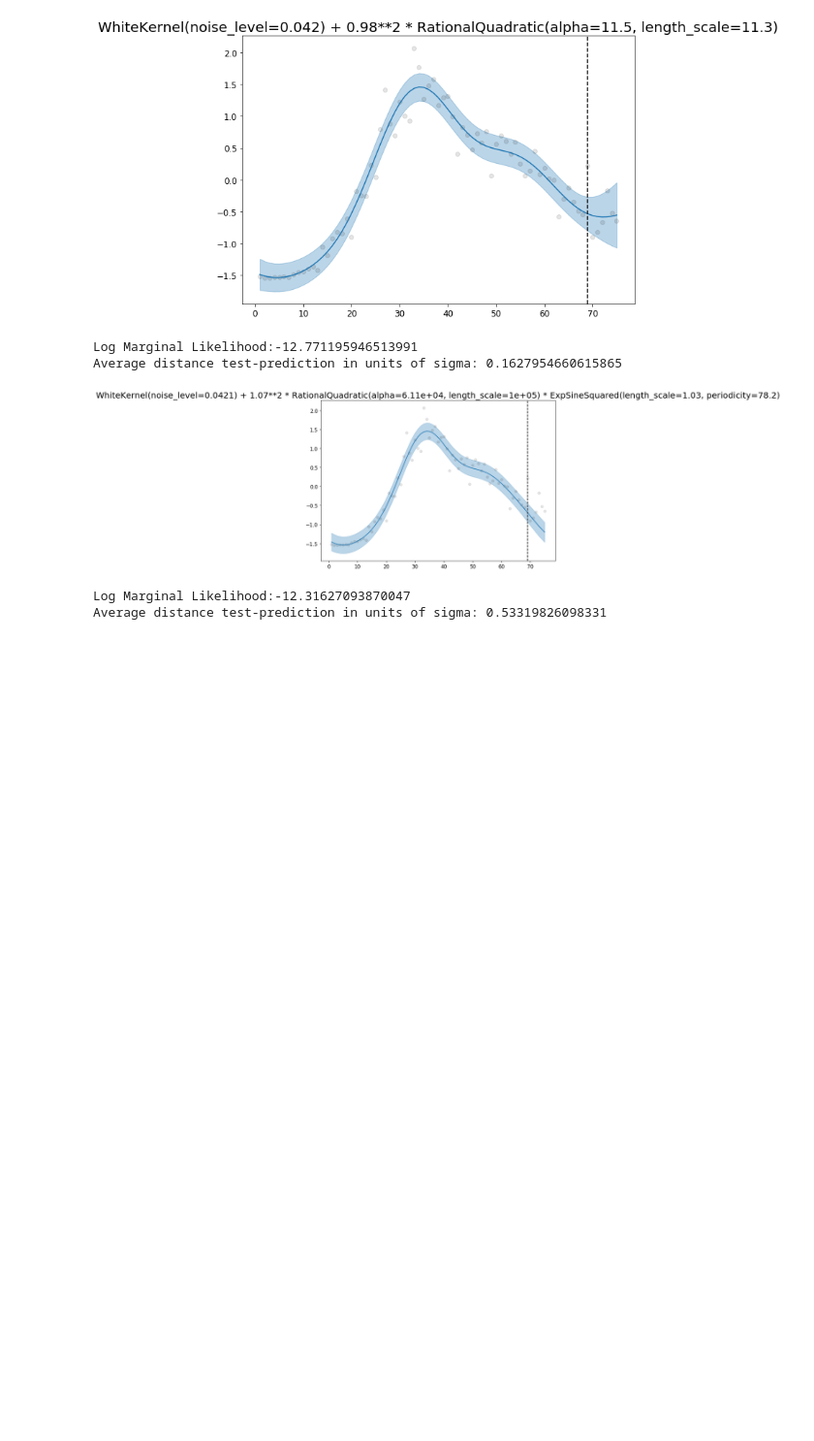
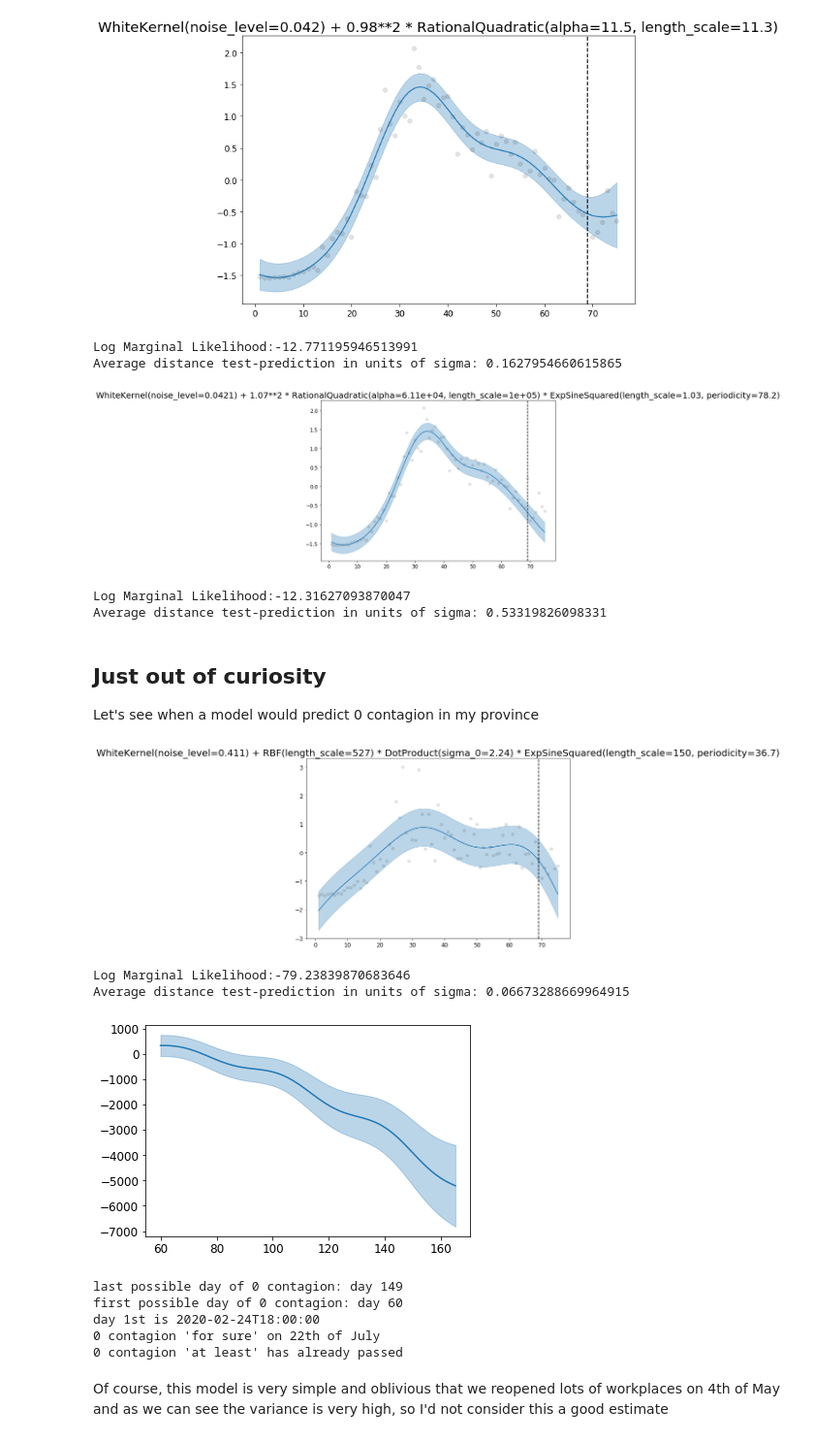
Before and after one commit to samadio/statistical-machine-learning, a Jupyter notebook: homeworks/homework_05.ipynb, the cells around one changed output. Shown: that part at 97% size. Saved outputs shown, nothing was run; the diff lists cells and outputs as text; code cells hidden in the pictures; blank space fills up the shorter version.

```diff
--- a/homeworks/homework_05.ipynb
+++ b/homeworks/homework_05.ipynb
@@ -226,3 +233,58 @@ Average distance test-prediction in units of sigma: 0.1627954660615865
 [figure]
 Log Marginal Likelihood:-12.31627093870047
 Average distance test-prediction in units of sigma: 0.53319826098331
+# %% [markdown]
+## Just out of curiosity
+
+Let's see when a model would predict 0 contagion in my province
+# %%
+region = pd.read_csv("https://raw.githubusercontent.com/pcm-dpc/COVID-19/master/dati-province/dpc-covid19-ita-province.csv")
+
+milan = region[region["sigla_provincia"] == "MI"]
+daily_milan = cumulative_to_daily(milan["totale_casi"].values)
+# %%
+train_X, train_Y, test_X, test_Y,scaler = scale(daily_milan, return_scaler=True)
+
+k1 = WhiteKernel() + RBF(10) * DotProduct(10) * periodicity_term
+res_gp = fit_and_predict(k1, train_X, train_Y, test_X, test_Y, seed=0)
+
+prediction_time = 90
+X = array(range(60, milan.shape[0] + prediction_time + 1))
+
+pred_y, pred_std = res_gp.predict(X.reshape(-1,1), return_std=True)
+
+pred_y = scaler.inverse_transform(pred_y).flatten()
+pred_std = scaler.inverse_transform(pred_std).flatten()
+
+l, = plt.plot(X, pred_y)
+plt.fill_between(X,
+                 pred_y + pred_std,
+                 pred_y - pred_std,
+                 color=l.get_color(), alpha=0.3)
+plt.show()
+# %% [output]
+[figure, added]
+Log Marginal Likelihood:-79.23839870683646
+Average distance test-prediction in units of sigma: 0.06673288669964915
+[figure, added]
+# %%
+total_len = pred_y.shape[0] + 60
+sure_end = total_len - (pred_y[pred_y + 3 * pred_std < 0 ].shape[0])
+first_end = total_len - (pred_y[pred_y - 3 * pred_std < 0 ].shape[0])
+
+print("last possible day of 0 contagion: day " + str(sure_end))
+print("first possible day of 0 contagion: day " + str(first_end))
+
+first = milan["data"].iloc[0]
+print("day 1st is " + first)
+
+print("0 contagion 'for sure' on 22th of July")
+print("0 contagion 'at least' has already passed")
+# %% [output]
+last possible day of 0 contagion: day 149
+first possible day of 0 contagion: day 60
+day 1st is 2020-02-24T18:00:00
+0 contagion 'for sure' on 22th of July
+0 contagion 'at least' has already passed
+# %% [markdown]
+Of course, this model is very simple and oblivious that we reopened lots of workplaces on 4th of May and as we can see the variance is very high, so I'd not consider this a good estimate
```
Also changed, not shown: parts of 6 cells of this notebook, 1 other file.
